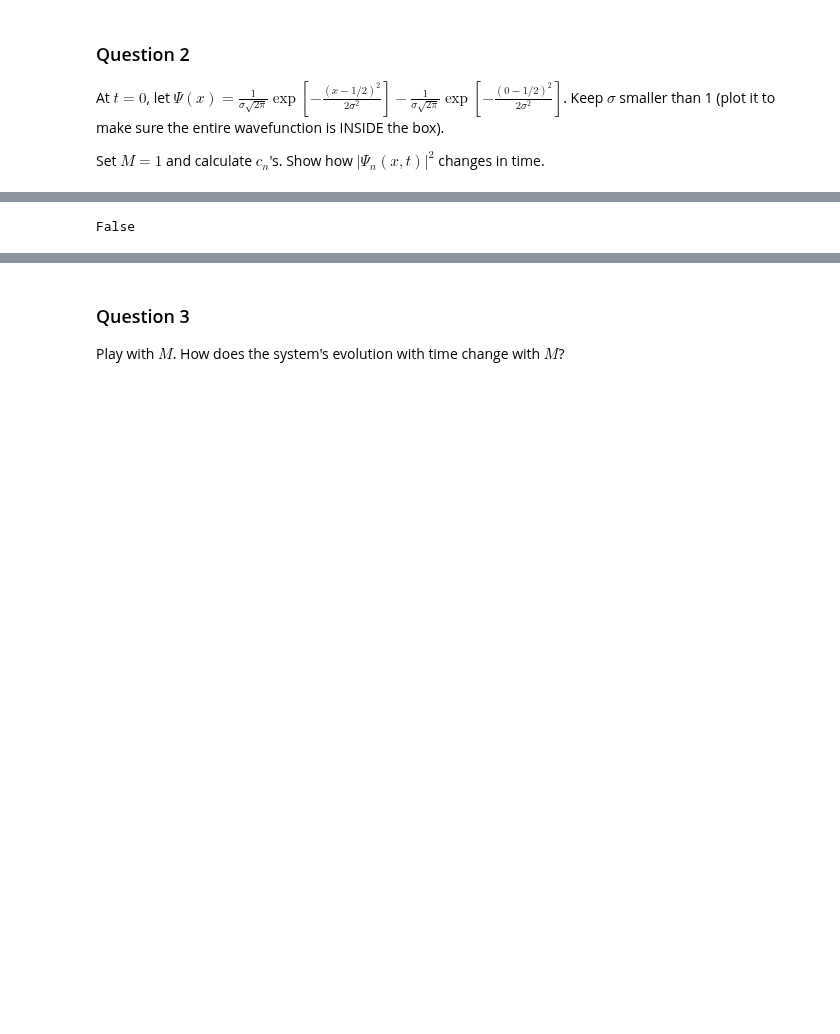
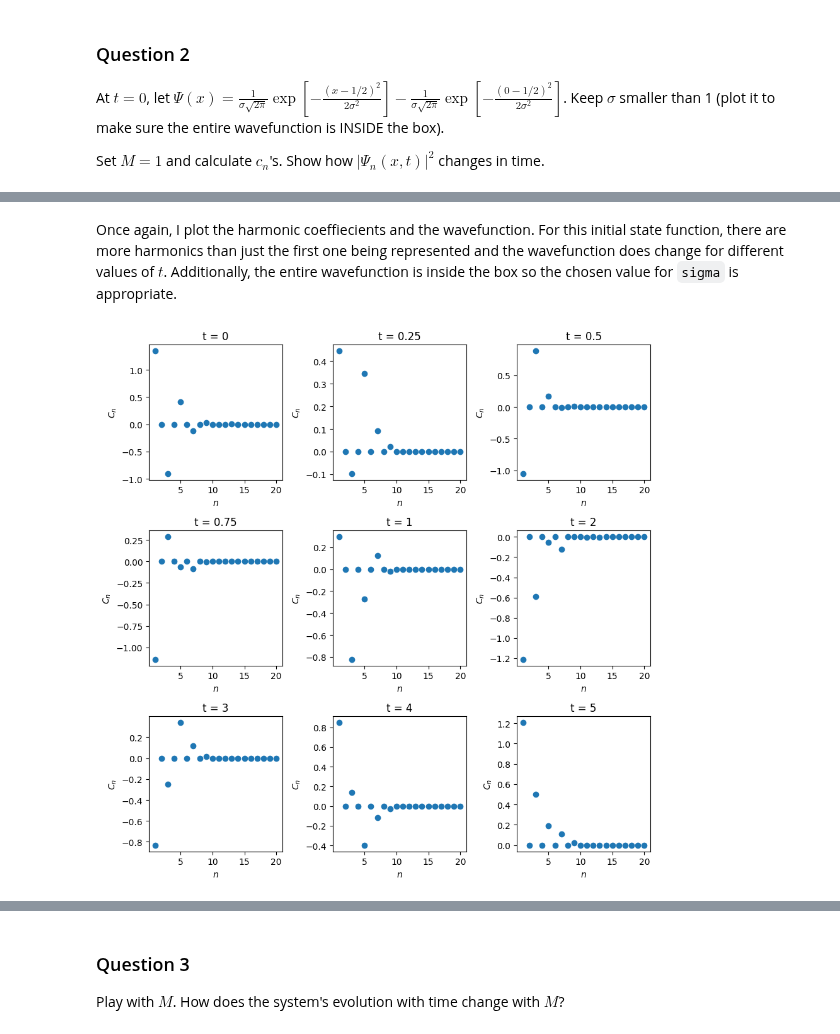
Before and after one commit to vibilanj/cmps, a Jupyter notebook: homework/Particle_in_a_Box_HW.ipynb, the cells around one changed output, grey strips where cells are left out. Saved outputs shown, nothing was run; the diff lists cells and outputs as text; code cells hidden in the pictures; blank space fills up the shorter version.

```diff
--- a/homework/Particle_in_a_Box_HW.ipynb
+++ b/homework/Particle_in_a_Box_HW.ipynb
@@ -191,17 +188,15 @@ plt.tight_layout()
-# %%
-max_t = 100
-ts = list(range(0, max_t + 1))
-
-nPts = 100
-xs = np.linspace(0, 1, nPts)
-n = 1
-
-unchanged = []
-for x in xs:
-    res = [np.abs(term(x, t, n))**2 for t in ts]
-    is_unchanged = np.isclose(res, res[0], 0, atol=1e10)
-    unchanged.append(is_unchanged)
-
-np.any(unchanged == False)
-# %% [output]
-False
+# %% [markdown]
+Once again, I plot the harmonic coeffiecients and the wavefunction. For this initial state function, there are more harmonics than just the first one being represented and the wavefunction does change for different values of $t$. Additionally, the entire wavefunction is inside the box so the chosen value for `sigma` is appropriate.
+# %%
+fig, axs = plt.subplots(3, 3, figsize=(9, 9))
+
+ts = [0, 0.25, 0.5, 0.75, 1, 2, 3, 4, 5]
+for i, t in enumerate(ts):
+    ax = axs[int(i / 3), i % 3]
+    C_ns = [C_n(n, t) for n in range(1, n_harm + 1)]
+    ax.scatter(range(1, n_harm + 1), C_ns)
+    ax.set(xlabel = "$n$", ylabel = "$C_n$", title = f"t = {t}")
+
+plt.tight_layout()
+# %% [output]
+[figure, added]
```
Also changed, not shown: parts of 12 cells of this notebook.
